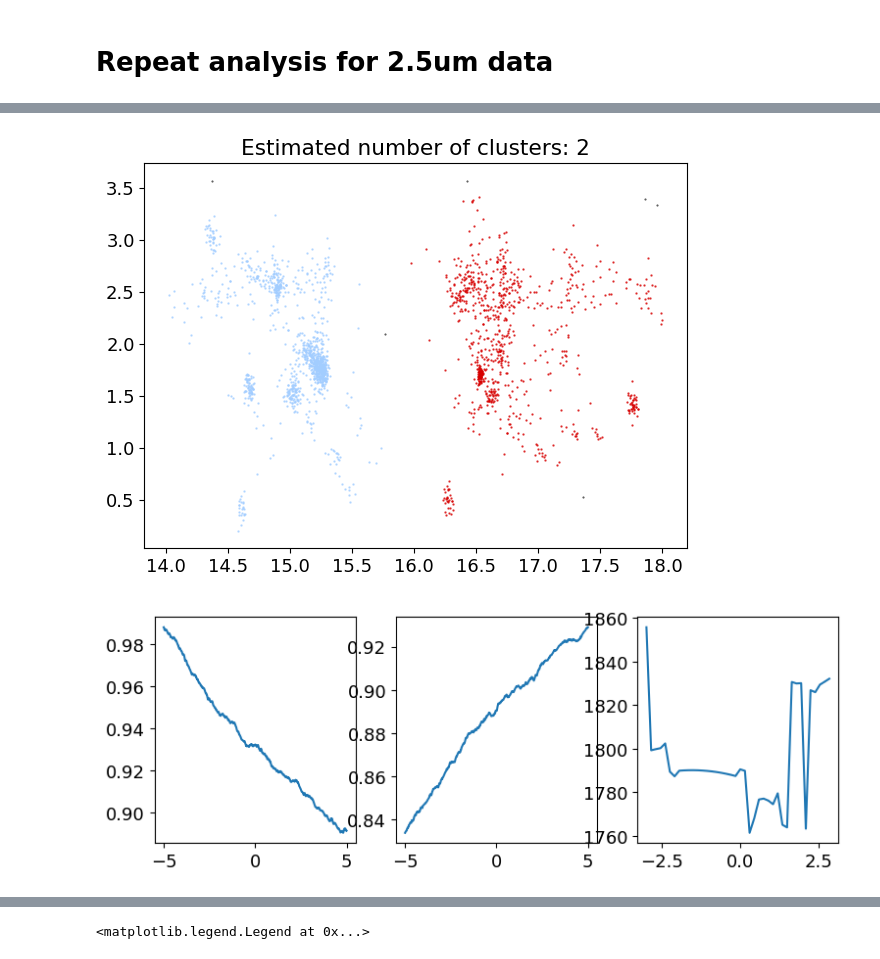
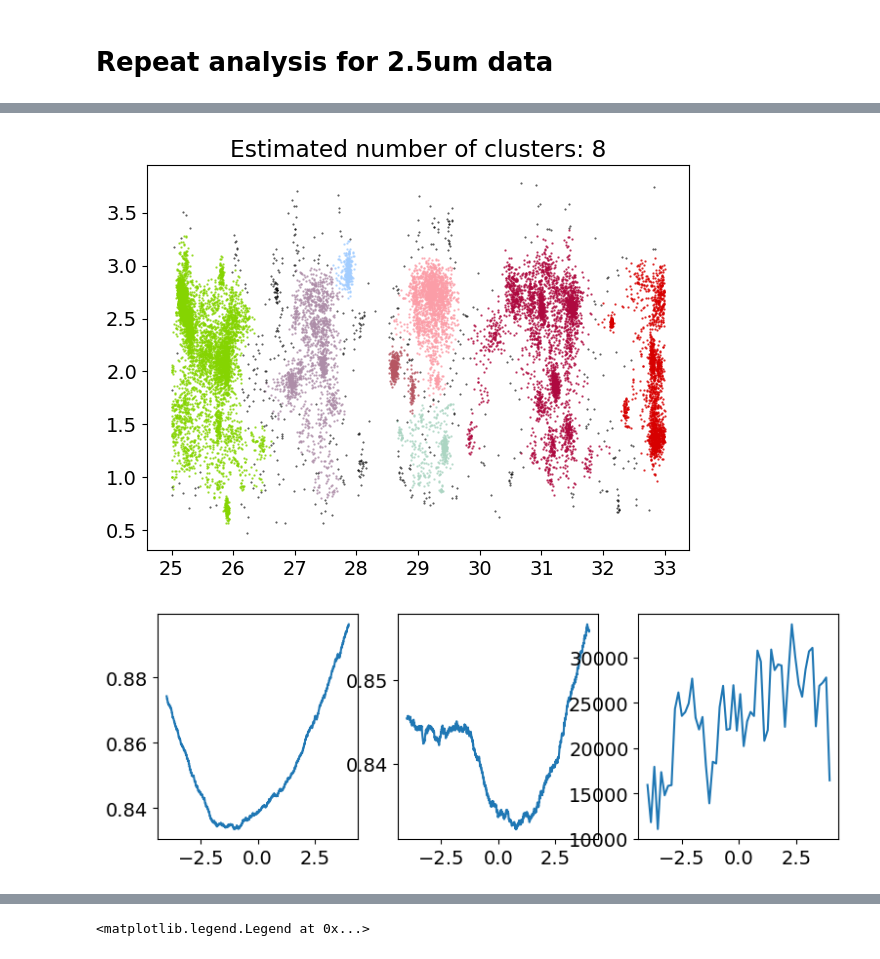
Before and after one commit to Jhko725/ProteinStructureReconstruction.jl, a Jupyter notebook: notebooks/angular_orientation.ipynb, the cells around one changed output, grey strips where cells are left out. Drawn from its saved outputs; the diff is of its cells as text; code cells hidden in the pictures.

```diff
--- a/notebooks/angular_orientation.ipynb
+++ b/notebooks/angular_orientation.ipynb
@@ -302,5 +293,5 @@ Text(0.5, 0.98, "Angular Ripley's H function: $H_{3D}(\\theta, \\varphi; r=0.5\\
 # %%
-fig, axes = plt.subplots(1, 2, figsize=(9, 3.3), constrained_layout=True, sharey=True)
+fig, axes = plt.subplots(2, 1, figsize=(5, 7), constrained_layout=True, sharey=True)
 for i, ax in enumerate(axes):
     for protein in ("desmin", "actinin"):
         h_3d_proj = np.mean(ripley_H_3d[protein], axis=-(i + 1))
@@ -330,7 +321,7 @@ axes[1].set_xticks(
 axes[1].set_xlabel("Polar angle " + r"$\varphi$" + " (rad)")
 axes[0].set_ylabel(r"<$H_{3D}>_{\varphi}\;(\theta; r=0.5\text{μm})$", fontsize="medium")
 axes[1].set_ylabel(r"<$H_{3D}>_{\theta}\;(\varphi; r=0.5\text{μm})$", fontsize="medium")
-axes[0].legend(loc="upper left")
+axes[0].legend(loc="lower left", fontsize="small")
 
-# fig.savefig("../figures/fig_3/3b/angular_ripley_3d_projections.svg", dpi=500)
+fig.savefig("../figures/fig_3/3b/angular_ripley_3d_projections.svg", dpi=500)
 # %% [output]
@@ -345,9 +335,9 @@ points = {
     for name, df_ in zip(("desmin", "actinin"), df.partition_by("probe"))
 }
 # %%
-scatter_kwargs = {"alpha": 0.3, "s": 0.2}
+scatter_kwargs = {"alpha": 0.3, "s": 0.1}
 
-fig, axes = plt.subplots(2, 4, figsize=(12, 8))
+fig, axes = plt.subplots(2, 4, figsize=(16, 10))
 for i, protein in enumerate(("desmin", "actinin")):
     for j, (ax1, ax2) in enumerate(((0, 1), (0, 2), (1, 2))):
         axes[i, j].scatter(
@@ -357,16 +347,16 @@ for i, protein in enumerate(("desmin", "actinin")):
             **scatter_kwargs,
         )
 for ax in axes[:, 0]:
-    x0 = 34
-    y0 = -6
+    x0 = 25
+    y0 = -10
     ax.axhline(y=y0)
-    ax.axhline(y=y0 + 4)
+    ax.axhline(y=y0 + 8)
     ax.axvline(x=x0)
-    ax.axvline(x=x0 + 4)
+    ax.axvline(x=x0 + 8)
 
-sq1 = {k: filter_bounded(v, BoundingSquare(x0, y0, side=4)) for k, v in points.items()}
+sq1 = {k: filter_bounded(v, BoundingSquare(x0, y0, side=8)) for k, v in points.items()}
 for i, protein in enumerate(("desmin", "actinin")):
     axes[i, 3].scatter(
-        sq1[protein][:, 0], sq1[protein][:, 1], c=COLOR_DICT[protein], **scatter_kwargs
+        sq1[protein][:, 0], sq1[protein][:, 1], c=COLOR_DICT[protein], s=1.0
     )
 # %% [output]
@@ -374,33 +364,33 @@ for i, protein in enumerate(("desmin", "actinin")):
 # %%
 # x0s = (28, 32, 28, 32, 20, 24, 28, 32, 8, 12, 16, 20, 6, 10, 14, 18, 6, 10)
 # y0s = (-14, -14, -10, -10, -6, -6, -6, -6, -2, -2, -2, -2, 2, 2, 2, 2, 6, 6)
-x0s = (34, 30, 26, 22, 18, 14)
-y0s = (-6, -6, -6, -6, -6, -6)
-bboxes = [BoundingSquare(x0, y0, side=4) for x0, y0 in zip(x0s, y0s)]
+x0s = (35, 31, 27, 23, 19, 19, 14, 11, 11, 11, 7, 7, 7, 4, 4, 25)
+y0s = (-8, -7, -6, -5, -1, -5, -5, 3, -1, -5, 5, 1, -3, 2, -2, -10)
+bboxes = [BoundingSquare(x0, y0, side=8) for x0, y0 in zip(x0s, y0s)]
 # %%
-idx = 5
+idx = -1
 bbox = bboxes[idx]
 sq1 = {k: filter_bounded(v, bbox) for k, v in points.items()}
 # %%
 hdbscan_kwargs = {
-    "min_cluster_size": 300,
+    "min_cluster_size": 100,
     "min_samples": 10,
-    # "cluster_selection_epsilon": 0.1,
+    "cluster_selection_epsilon": 0.1,
 }
 clusterer = HDBSCAN(**hdbscan_kwargs)
 xz = sq1["actinin"][:, np.array([0, 2])]
 clusterer.fit(xz)
 fig, ax = plt.subplots(1, 1, figsize=(7, 5))
 ax = clustered_scatterplot(ax, xz, clusterer.labels_)
 # %% [output]
-[figure, old version]
+[figure, new version]
 # %%
 with warnings.catch_warnings():
     warnings.simplefilter("ignore")
     transform_fn_sq, metrics_sq = align_patch(
         sq1,
-        tilt_sweep_values=np.arange(-5, 5, 0.001),
-        rotation_sweep_values=np.arange(-3, 3, 0.15),
+        tilt_sweep_values=np.arange(-4, 4, 0.001),
+        rotation_sweep_values=np.arange(-4, 4, 0.15),
         **hdbscan_kwargs,
     )
 
@@ -409,7 +399,7 @@ for ax, metric in zip(axes, metrics_sq):
     ax.plot(*metric)
 sq1_final = {k: transform_fn_sq(v) for k, v in sq1.items()}
 # %% [output]
-[figure, old version]
+[figure, new version]
 # %%
 scatter_kwargs = {"alpha": 0.3, "s": 0.2}
 COLOR_DICT = {"desmin": "#FF0000", "actinin": "#00FF00"}
```
Also changed, not shown: parts of 14 cells of this notebook, 1 other file.
